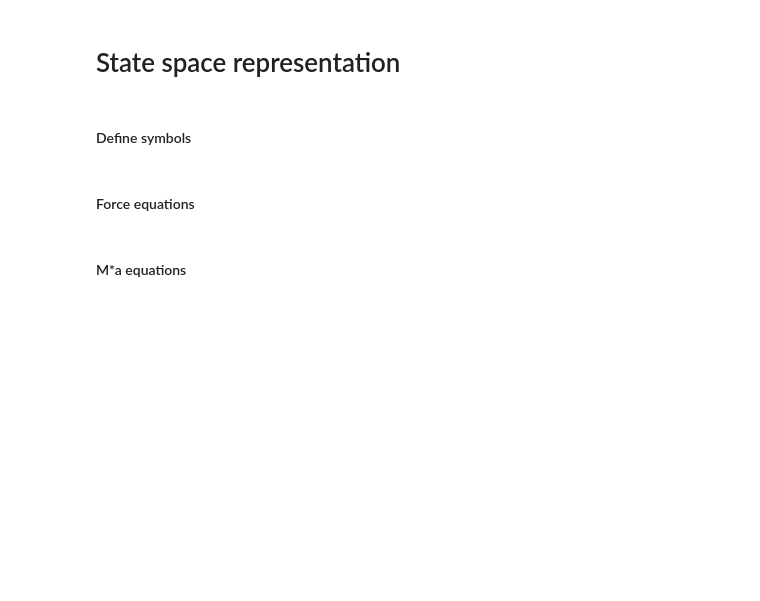
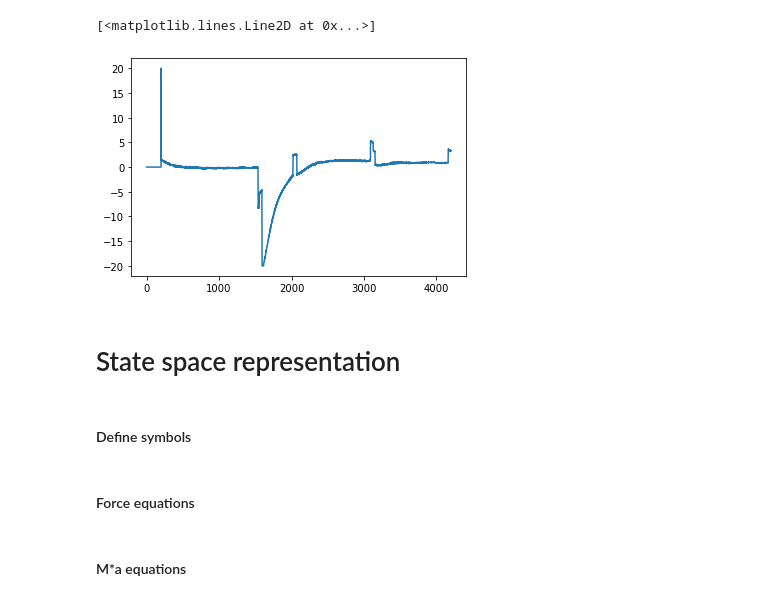
Before and after one commit to frederikt0ft/ROTV-modeling-and-control, a Jupyter notebook: Control/Control_Development.ipynb, the cells around one changed output. Saved outputs shown, nothing was run; the diff lists cells and outputs as text; code cells hidden in the pictures; blank space fills up the shorter version.

```diff
--- a/Control/Control_Development.ipynb
+++ b/Control/Control_Development.ipynb
@@ -22,3 +22,8 @@ display(df)
+# %%
+plt.plot(df["u1"])
+# %% [output]
+[<matplotlib.lines.Line2D at 0x...>]
+[figure, added]
 # %% [markdown]
 # State space representation
 # %% [markdown]
```
Also changed, not shown: parts of 1 cell of this notebook, 3 other files.
